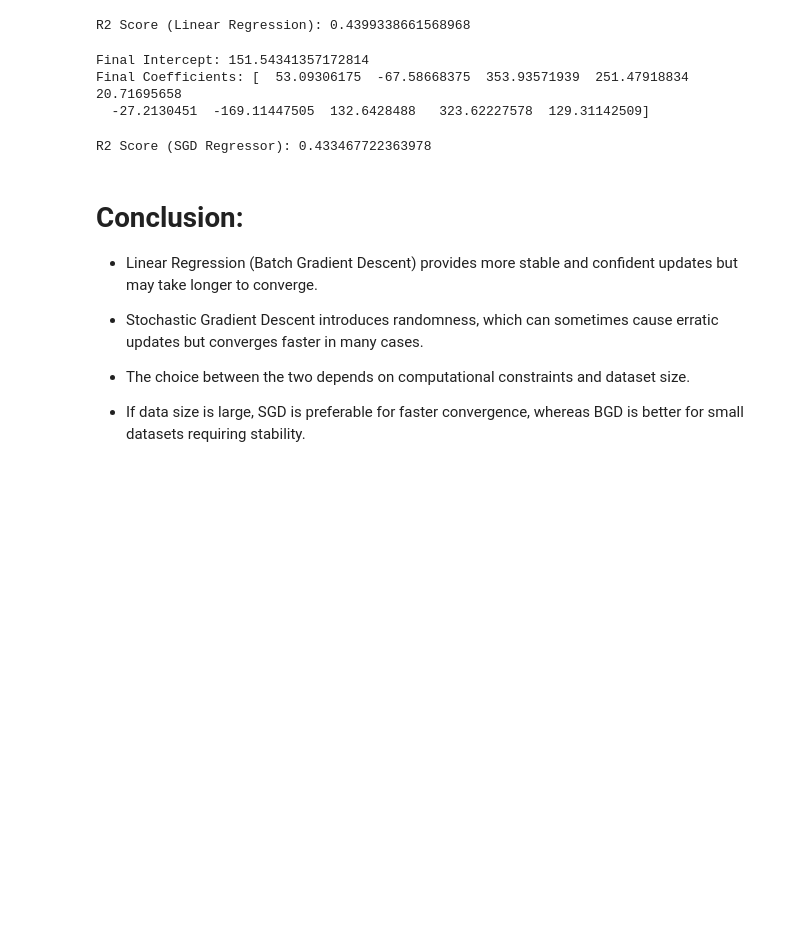
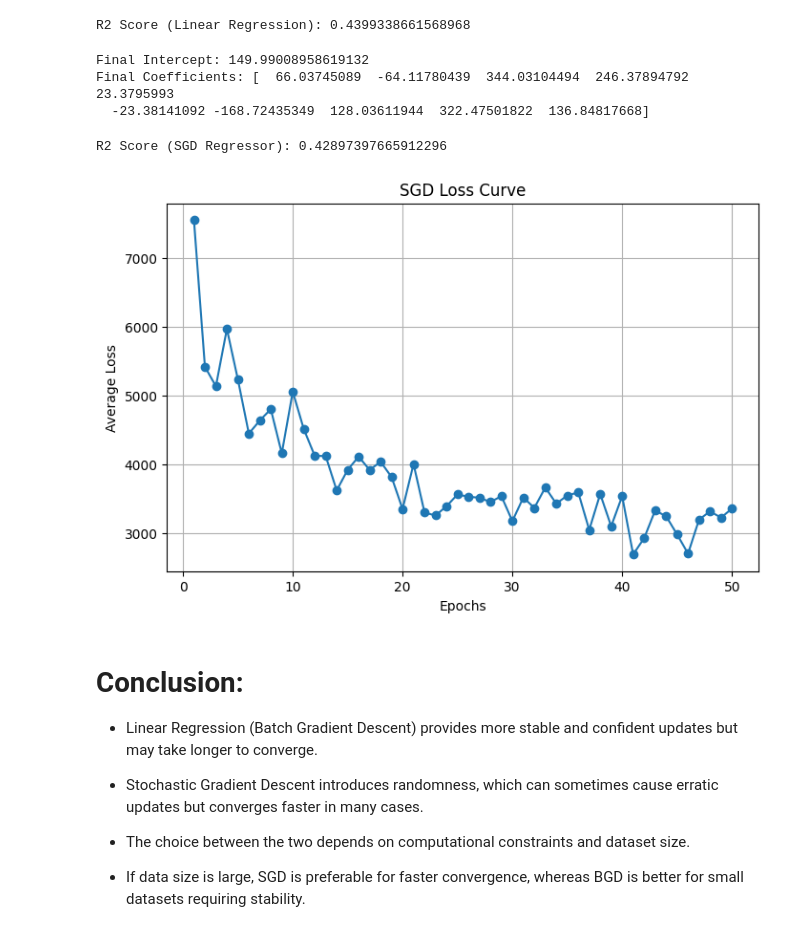
Before and after one commit to Pratt33/ML_Algorithms_From_Scratch, a Jupyter notebook: Stochastic_Gradient_Descent.ipynb, the cells around one changed output. Cells and saved outputs as stored; diff of their text form; code cells hidden in the pictures; blank space fills up the shorter version.

```diff
--- a/Stochastic_Gradient_Descent.ipynb
+++ b/Stochastic_Gradient_Descent.ipynb
@@ -64,13 +65,13 @@ print("R2 Score (Linear Regression):", r2_score(y_test, y_pred))
 # %% [output]
 R2 Score (Linear Regression): 0.4399338661568968
 # %%
-# Implementing Stochastic Gradient Descent (SGD) Regressor
 class SGDRegressor:
     def __init__(self, learning_rate=0.01, epochs=100):
         self.coef_ = None  # Coefficients
         self.intercept_ = None  # Intercept
         self.lr = learning_rate  # Learning rate
         self.epochs = epochs  # Number of iterations
+        self.losses = []  # Store loss values for visualization
 
     def fit(self, X_train, y_train):
         """Train the model using Stochastic Gradient Descent"""
@@ -80,19 +81,25 @@ class SGDRegressor:
 
         # Perform stochastic gradient descent for the specified number of epochs
         for _ in range(self.epochs):
+            total_loss = 0  # Track total loss per epoch
             for _ in range(X_train.shape[0]):
                 idx = np.random.randint(0, X_train.shape[0])  # Random sample index
                 y_hat = np.dot(X_train[idx], self.coef_) + self.intercept_  # Prediction
-                # y_hat is a Scalar value
 
                 # Compute gradients
                 intercept_der = -2 * (y_train[idx] - y_hat)
                 coef_der = -2 * np.dot((y_train[idx] - y_hat), X_train[idx])
-                # at end we'll get 10 scalar no. (1, 10) matrix of 10 coef
 
                 # Update parameters
                 self.intercept_ -= self.lr * intercept_der
                 self.coef_ -= self.lr * coef_der
+
+                # Compute loss
+                loss = (y_train[idx] - y_hat) ** 2
+                total_loss += loss
+
+            # Store average loss for visualization
+            self.losses.append(total_loss / X_train.shape[0])
 
         # Display final parameters
         print("Final Intercept:", self.intercept_)
@@ -101,6 +108,16 @@ class SGDRegressor:
     def predict(self, X_test):
         """Make predictions using the trained model"""
         return np.dot(X_test, self.coef_) + self.intercept_
+
+    def plot_loss_curve(self):
+        """Visualize the loss reduction over epochs"""
+        plt.figure(figsize=(8, 5))
+        plt.plot(range(1, self.epochs + 1), self.losses, marker='o', linestyle='-')
+        plt.xlabel("Epochs")
+        plt.ylabel("Average Loss")
+        plt.title("SGD Loss Curve")
+        plt.grid()
+        plt.show()
 # %%
 # Instantiate and train the Stochastic Gradient Descent Regressor
 sgdr = SGDRegressor(epochs=50, learning_rate=0.01)
@@ -108,9 +125,9 @@ sgdr.fit(X_train, y_train)
 # for equal no. of epochs sgd is slower than bgd
 # but since sgd converges in fewer epochs than bgd it is faster
 # %% [output]
-Final Intercept: 151.54341357172814
-Final Coefficients: [  53.09306175  -67.58668375  353.93571939  251.47918834   20.71695658
-  -27.2130451  -169.11447505  132.6428488   323.62227578  129.31142509]
+Final Intercept: 149.99008958619132
+Final Coefficients: [  66.03745089  -64.11780439  344.03104494  246.37894792   23.3795993
+  -23.38141092 -168.72435349  128.03611944  322.47501822  136.84817668]
 # %%
 # Make predictions using the trained model
 y_pred_sgd = sgdr.predict(X_test)
@@ -120,7 +137,11 @@ print("R2 Score (SGD Regressor):", r2_score(y_test, y_pred_sgd))
 # as bgd moves confidently towards its target, sgd shows lack of confidence and more randomness while reaching target
 # in sgd it may happen that next step is worse than the first step
 # %% [output]
-R2 Score (SGD Regressor): 0.433467722363978
+R2 Score (SGD Regressor): 0.42897397665912296
+# %%
+sgdr.plot_loss_curve()  # Plot loss curve
+# %% [output]
+[figure, added]
 # %% [markdown]
 # Conclusion:
 
```
Also changed, not shown: parts of 1 cell of this notebook.
